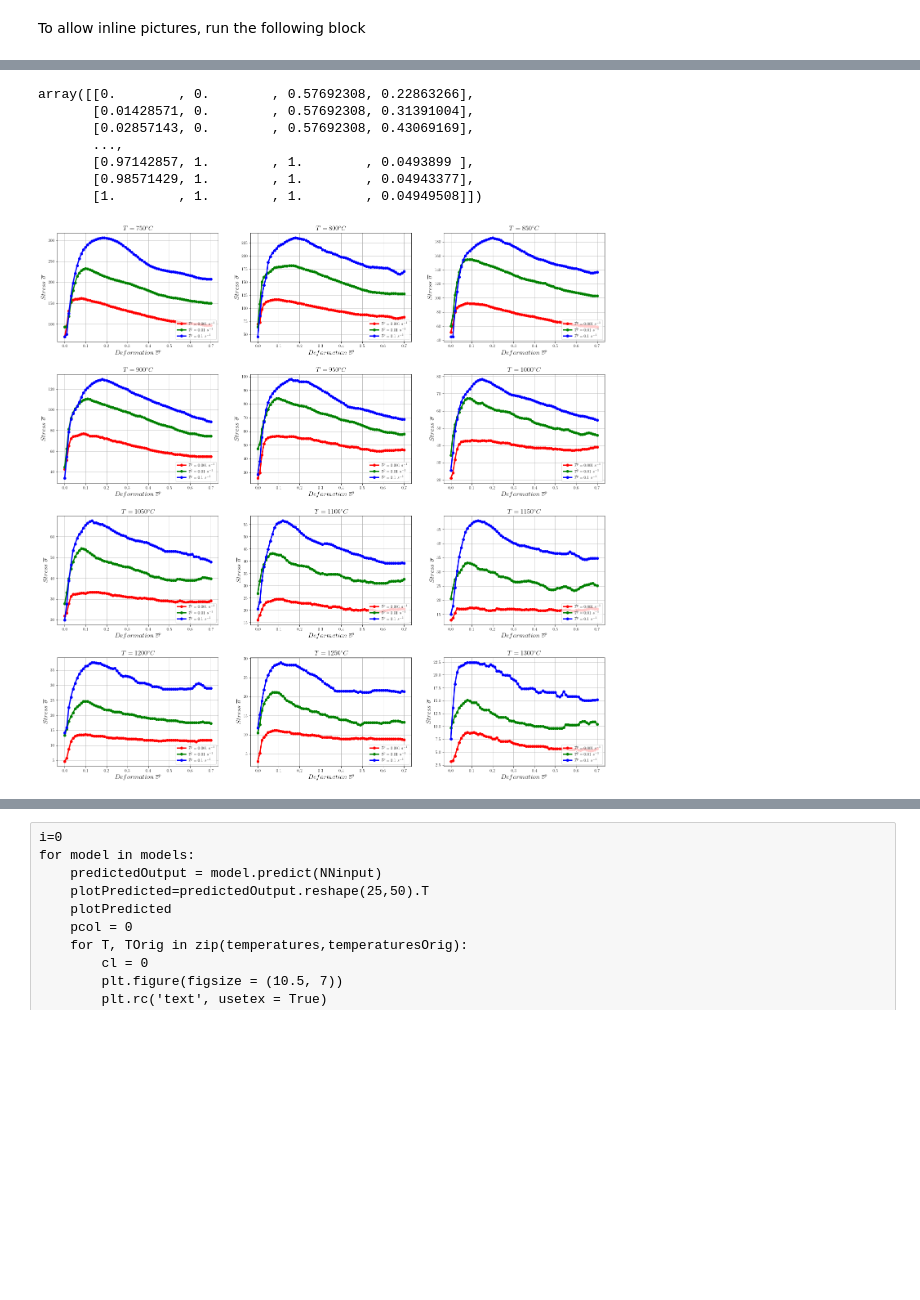
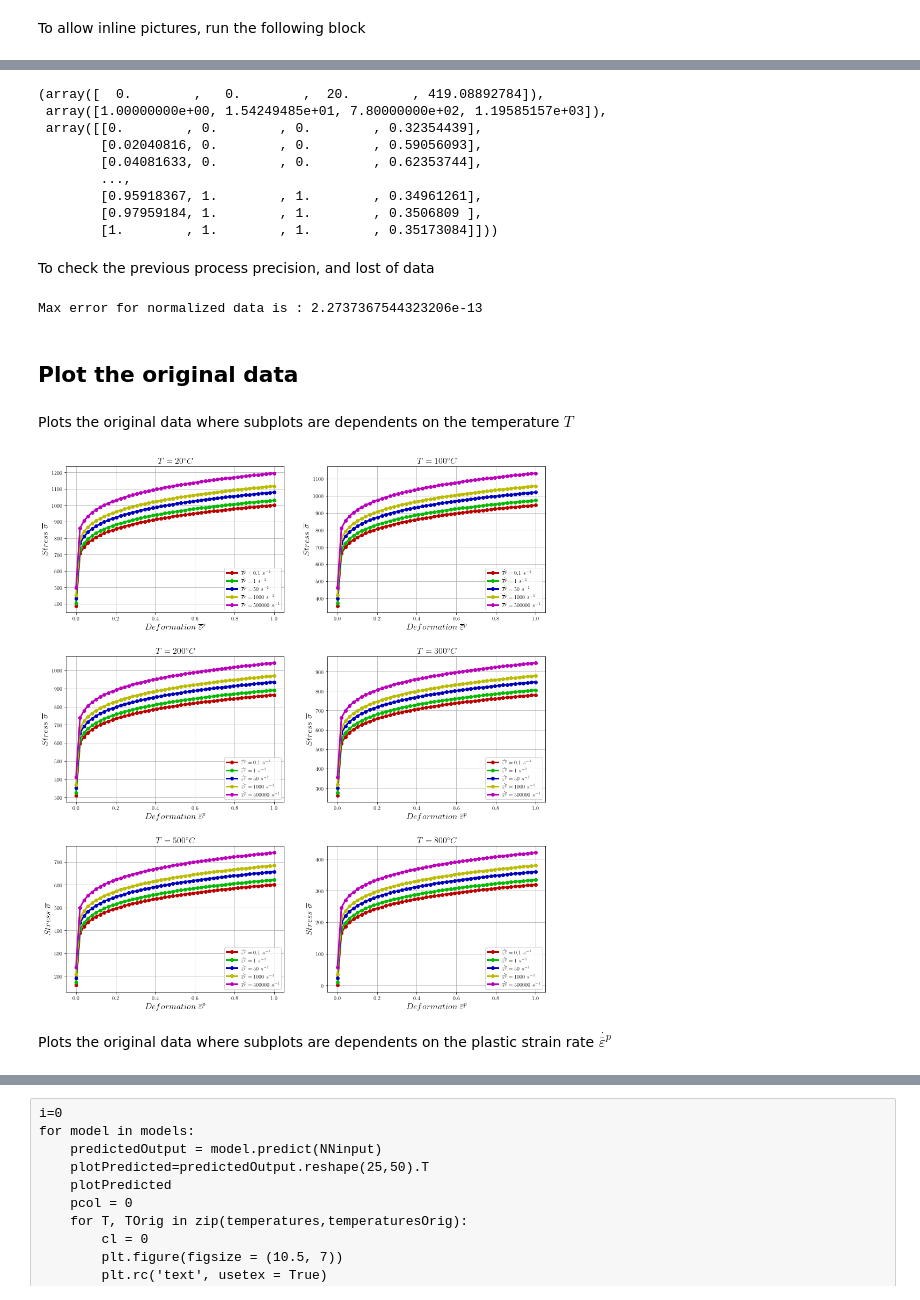
Before and after one commit to pantale/ANN-ConstitutiveLaw, a Jupyter notebook: ANN-Learning.ipynb, the cells around one changed output, grey strips where cells are left out. Cells and saved outputs as stored; diff of their text form; code cells hidden in the pictures; blank space fills up the shorter version.

```diff
--- a/ANN-Learning.ipynb
+++ b/ANN-Learning.ipynb
@@ -14,0 +39,15 @@ colorlist = ['red', 'green', 'blue', 'purple', 'slategrey', 'brown', 'darkorange
+# %%
+baseSize = (8,6) # Base size of a subplot
+
+def sbPlot(n):
+    if (n == 1): return 1, 1
+    if (n <= 2): return 1, 2
+    if (n <= 4): return 2, 2
+    if (n <= 6): return 3, 2
+    if (n <= 9): return 3, 3
+    if (n <=12): return 4, 3
+    return 0,0
+
+def sbPlotSize(n):
+    x, y = sbPlot(n)
+    return baseSize[0]*y, baseSize[1]*x
@@ -44 +98,4 @@ List of files of directory: /home/pantale/SynologyDrive/Programming/Python/ANN-C
+# %%
+dataPath = 'ANN-JohnsonCook'
+dataFile = 'JC-Experiments.xlsx'
 # %% [markdown]
@@ -135,52 +210,56 @@ array([7.00000000e-01, 4.60517019e+00, 1.30000000e+03, 3.06095599e+02])
 # %%
-NNentries = entries / np.array(maxEntries)
-NNentries
+minEntries = entries.min(axis=0)
+NNentries = entries - np.array(minEntries)
+maxEntries = NNentries.max(axis=0)
+NNentries = NNentries / np.array(maxEntries)
+minEntries, maxEntries, NNentries
 # %% [output]
-array([[0.        , 0.        , 0.57692308, 0.22863266],
-       [0.01428571, 0.        , 0.57692308, 0.31391004],
-       [0.02857143, 0.        , 0.57692308, 0.43069169],
-       ...,
-       [0.97142857, 1.        , 1.        , 0.0493899 ],
-       [0.98571429, 1.        , 1.        , 0.04943377],
-       [1.        , 1.        , 1.        , 0.04949508]])
+(array([  0.        ,   0.        ,  20.        , 419.08892784]),
+ array([1.00000000e+00, 1.54249485e+01, 7.80000000e+02, 1.19585157e+03]),
+ array([[0.        , 0.        , 0.        , 0.32354439],
+        [0.02040816, 0.        , 0.        , 0.59056093],
+        [0.04081633, 0.        , 0.        , 0.62353744],
+        ...,
+        [0.95918367, 1.        , 1.        , 0.34961261],
+        [0.97959184, 1.        , 1.        , 0.3506809 ],
+        [1.        , 1.        , 1.        , 0.35173084]]))
-# %%
-def sbPlot(n):
-    if (n == 1): return 1, 1
-    if (n <= 2): return 1, 2
-    if (n <= 4): return 2, 2
-    if (n <= 6): return 3, 2
-    if (n <= 9): return 3, 3
-    if (n <=12): return 4, 3
-    return 0,0
-
-def sbPlotSize(n):
-    x, y = sbPlot(n)
-    return 8*y, 6*x
+# %% [markdown]
+To check the previous process precision, and lost of data
+# %%
+print("Max error for normalized data is :",(NNentries * maxEntries + minEntries - entries).max())
+# %% [output]
+Max error for normalized data is : 2.2737367544323206e-13
+# %% [markdown]
+## Plot the original data
+# %% [markdown]
+Plots the original data where subplots are dependents on the temperature $T$
 # %%
 plt.figure(figsize = sbPlotSize(nTemp))
 plt.rc('text', usetex = True)
 plt.subplots_adjust(hspace = 0.3)
 idx = 1
 for T in temperatures:
     xs, ys = sbPlot(nTemp)
     plt.subplot(xs, ys, idx)
     cl = 0
     for epspv, epspvv in zip(epsp, epspOrig):
         # filter on T
         data = NNentries[(entries[:,colT]==T) & (entries[:,colEpsp]==epspv), :]
         # Plot the curves
-        plt.plot(data[:,colEps]*maxEntries[colEps], data[:,colSig]*maxEntries[colSig], color=colorlist[cl], label=r'$\dot{\overline{\varepsilon}^p}=' + str(epspvv) + '\ s^{-1}$', marker='o', linewidth = 3)
+        plt.plot(data[:,colEps]*maxEntries[colEps]+minEntries[colEps], data[:,colSig]*maxEntries[colSig]+minEntries[colEps], color=colorlist[cl], label=r'$\dot{\overline{\varepsilon}^p}=' + str(epspvv) + '\ s^{-1}$', marker='o', linewidth = 3)
         cl += 1
     plt.legend(loc = 'lower right',fancybox = True, numpoints = 1, fontsize = 10)
     plt.grid()
     plt.xlabel(r'$Deformation\ \overline{\varepsilon}^{p}$', fontsize = 16)
     plt.ylabel(r'$Stress\ \overline{\sigma}$', fontsize = 16)
     plt.title(r'$T=' + str(T) + '^{\circ}C$', fontsize = 16)
     idx += 1
 plt.savefig(dataPath + '/' + 'OriginalData-T.svg', bbox_inches = 'tight', pad_inches = 0)
 plt.show()
 # %% [output]
-[figure, old version]
+[figure, new version]
+# %% [markdown]
+Plots the original data where subplots are dependents on the plastic strain rate $\dot{\overline{\varepsilon}^p}$
 # %%
 plt.figure(figsize = sbPlotSize(nEpsp))
 plt.rc('text', usetex = True)
```
Also changed, not shown: parts of 52 cells of this notebook.
